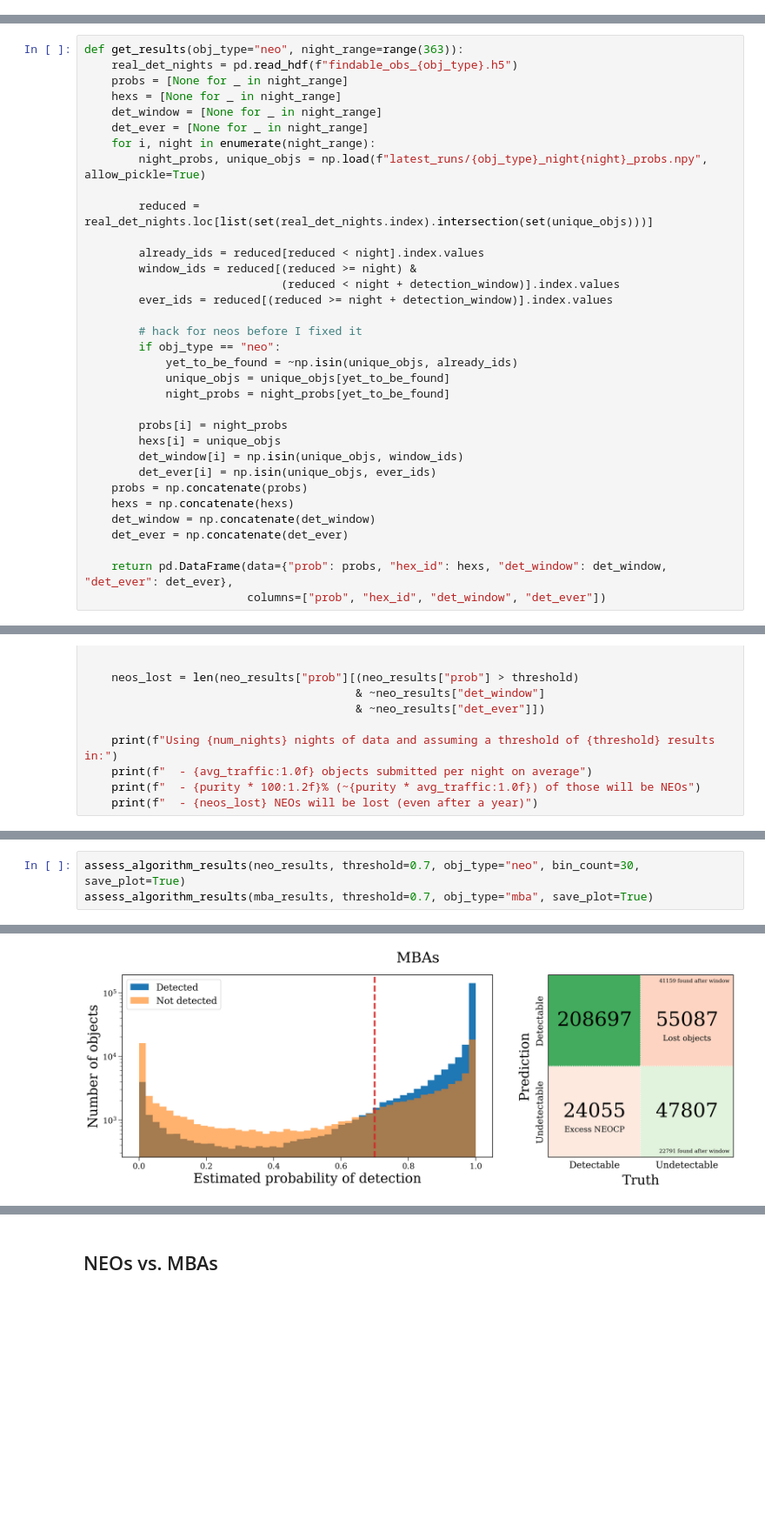
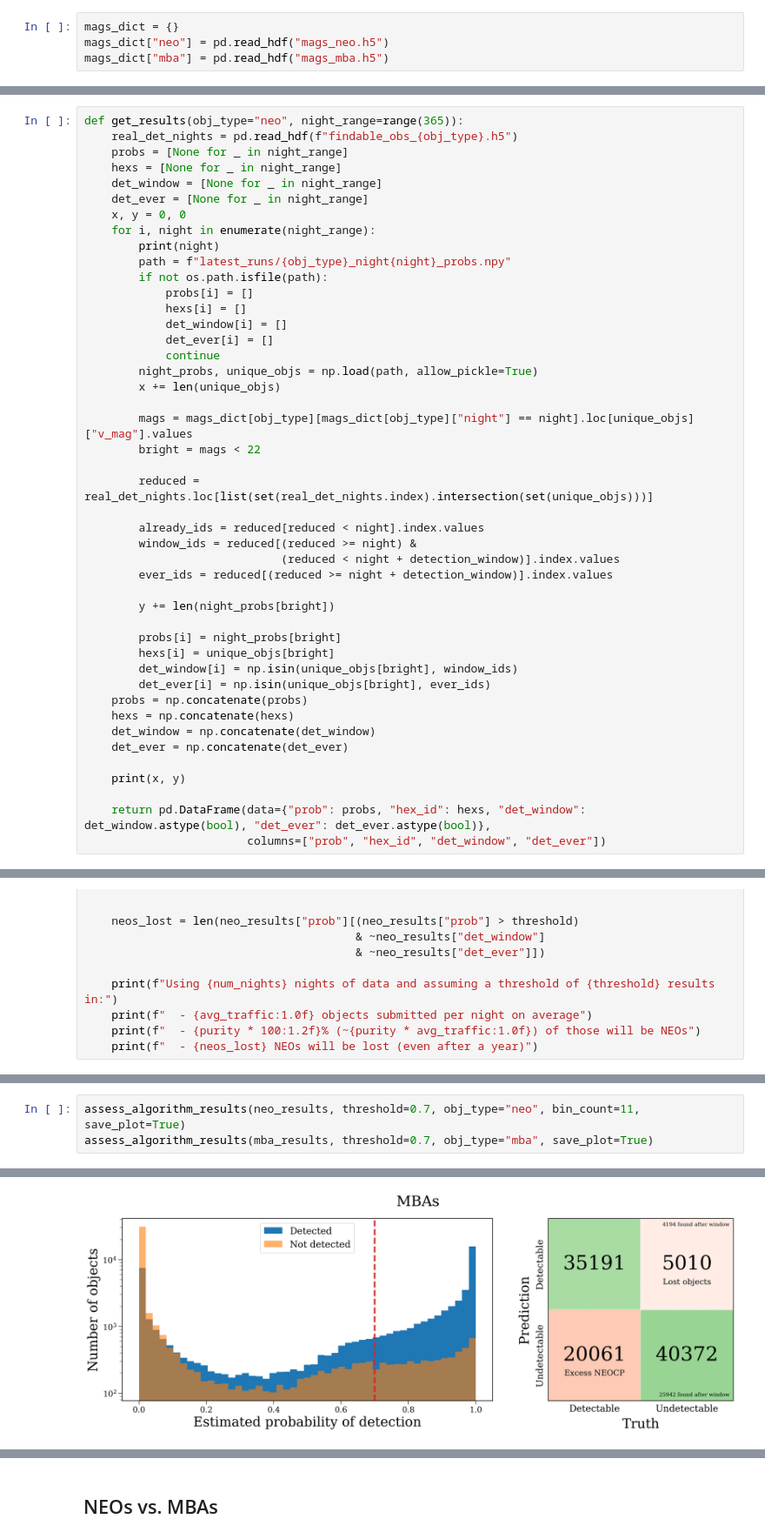
Before and after one commit to TomWagg/lsst-neocp-predictions, a Jupyter notebook: mitigation_algorithm/Predict misses.ipynb, the cells around one changed output, grey strips where cells are left out. Shown at 87% size. Drawn from its saved outputs; the diff is of its cells as text; blank space fills up the shorter version.

Commit message:
update final plots

```diff
--- a/mitigation_algorithm/Predict misses.ipynb
+++ b/mitigation_algorithm/Predict misses.ipynb
@@ -51,3 +51,7 @@ plt.rcParams.update(params)
 # %%
 detection_window = 15
 min_nights = 3
+# %%
+mags_dict = {}
+mags_dict["neo"] = pd.read_hdf("mags_neo.h5")
+mags_dict["mba"] = pd.read_hdf("mags_mba.h5")
@@ -54,12 +80,25 @@ min_nights = 3
 # %%
-def get_results(obj_type="neo", night_range=range(363)):
+def get_results(obj_type="neo", night_range=range(365)):
     real_det_nights = pd.read_hdf(f"findable_obs_{obj_type}.h5")
     probs = [None for _ in night_range]
     hexs = [None for _ in night_range]
     det_window = [None for _ in night_range]
     det_ever = [None for _ in night_range]
+    x, y = 0, 0
     for i, night in enumerate(night_range):
-        night_probs, unique_objs = np.load(f"latest_runs/{obj_type}_night{night}_probs.npy", allow_pickle=True)
+        print(night)
+        path = f"latest_runs/{obj_type}_night{night}_probs.npy"
+        if not os.path.isfile(path):
+            probs[i] = []
+            hexs[i] = []
+            det_window[i] = []
+            det_ever[i] = []
+            continue
+        night_probs, unique_objs = np.load(path, allow_pickle=True)
+        x += len(unique_objs)
+
+        mags = mags_dict[obj_type][mags_dict[obj_type]["night"] == night].loc[unique_objs]["v_mag"].values
+        bright = mags < 22
 
         reduced = real_det_nights.loc[list(set(real_det_nights.index).intersection(set(unique_objs)))]
 
@@ -68,22 +107,20 @@ def get_results(obj_type="neo", night_range=range(363)):
                              (reduced < night + detection_window)].index.values
         ever_ids = reduced[(reduced >= night + detection_window)].index.values
 
-        # hack for neos before I fixed it
-        if obj_type == "neo":
-            yet_to_be_found = ~np.isin(unique_objs, already_ids)
-            unique_objs = unique_objs[yet_to_be_found]
-            night_probs = night_probs[yet_to_be_found]
+        y += len(night_probs[bright])
 
-        probs[i] = night_probs
-        hexs[i] = unique_objs
-        det_window[i] = np.isin(unique_objs, window_ids)
-        det_ever[i] = np.isin(unique_objs, ever_ids)
+        probs[i] = night_probs[bright]
+        hexs[i] = unique_objs[bright]
+        det_window[i] = np.isin(unique_objs[bright], window_ids)
+        det_ever[i] = np.isin(unique_objs[bright], ever_ids)
     probs = np.concatenate(probs)
     hexs = np.concatenate(hexs)
     det_window = np.concatenate(det_window)
     det_ever = np.concatenate(det_ever)
 
-    return pd.DataFrame(data={"prob": probs, "hex_id": hexs, "det_window": det_window, "det_ever": det_ever},
+    print(x, y)
+
+    return pd.DataFrame(data={"prob": probs, "hex_id": hexs, "det_window": det_window.astype(bool), "det_ever": det_ever.astype(bool)},
                         columns=["prob", "hex_id", "det_window", "det_ever"])
 # %%
 neo_results = get_results(obj_type="neo")
@@ -219,6 +289,6 @@ interact(what_if_threshold,
 interactive(children=(FloatSlider(value=0.7, description='threshold', max=1.0, step=0.01), ToggleButton(value=…
 <function __main__.what_if_threshold(threshold, neo_results, mba_results, num_nights, dedup=False)>
 # %%
-assess_algorithm_results(neo_results, threshold=0.7, obj_type="neo", bin_count=30, save_plot=True)
+assess_algorithm_results(neo_results, threshold=0.7, obj_type="neo", bin_count=11, save_plot=True)
 assess_algorithm_results(mba_results, threshold=0.7, obj_type="mba", save_plot=True)
 # %% [output]
@@ -242 +312 @@ Overall success rate: 76.42%
-[figure, old version]
+[figure, new version]
```
Also changed, not shown: parts of 8 cells of this notebook, 4 other files.
